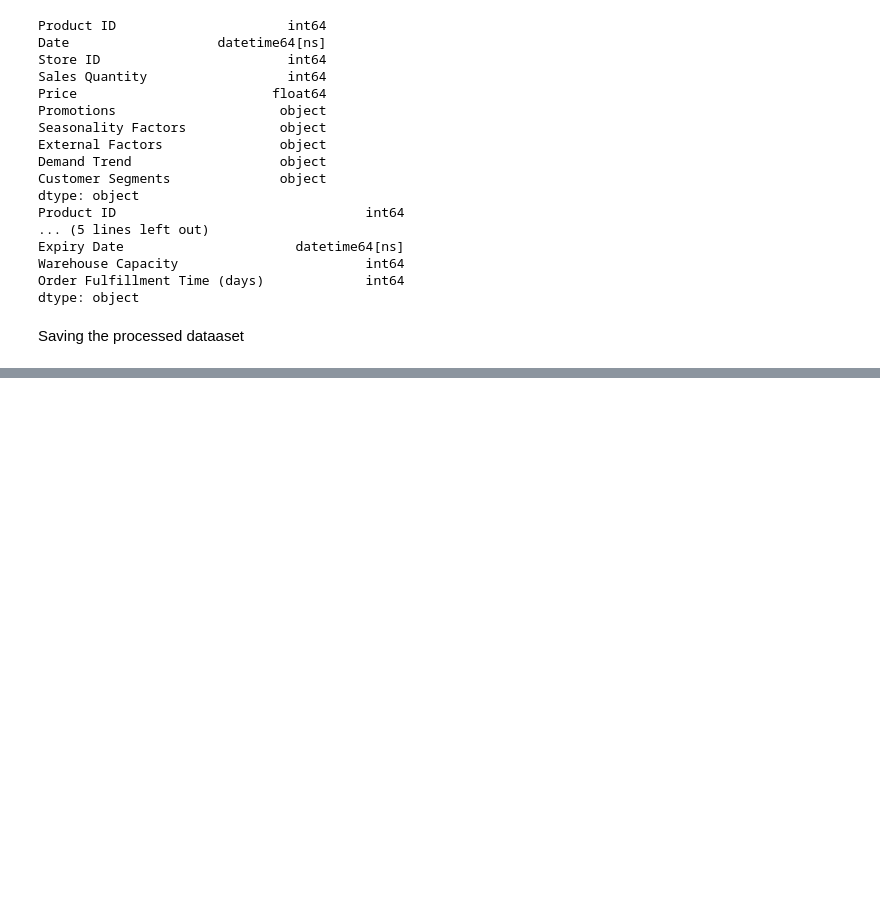
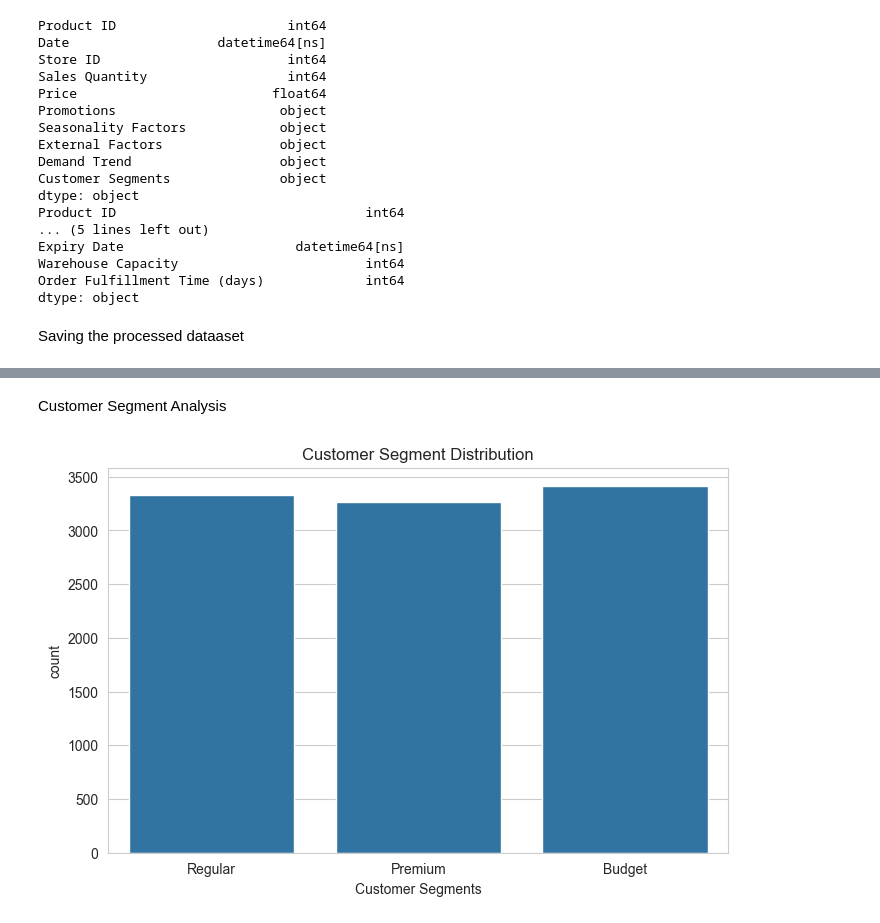
Before and after one commit to patelshivam109/Inventory_Optimization_System, a Jupyter notebook: notebooks/day1.ipynb, the cells around one changed output, grey strips where cells are left out. Saved outputs shown, nothing was run; the diff lists cells and outputs as text; code cells hidden in the pictures; blank space fills up the shorter version.

```diff
--- a/notebooks/day1.ipynb
+++ b/notebooks/day1.ipynb
@@ -186,0 +223,14 @@ pricing.to_csv(
+# %% [markdown]
+Customer Segment Analysis
+# %%
+plt.figure(figsize=(8,5))
+
+sns.countplot(
+    data=demand,
+    x="Customer Segments"
+)
+
+plt.title("Customer Segment Distribution")
+plt.show()
+# %% [output]
+[figure, added]
```
Also changed, not shown: parts of 41 cells of this notebook.
